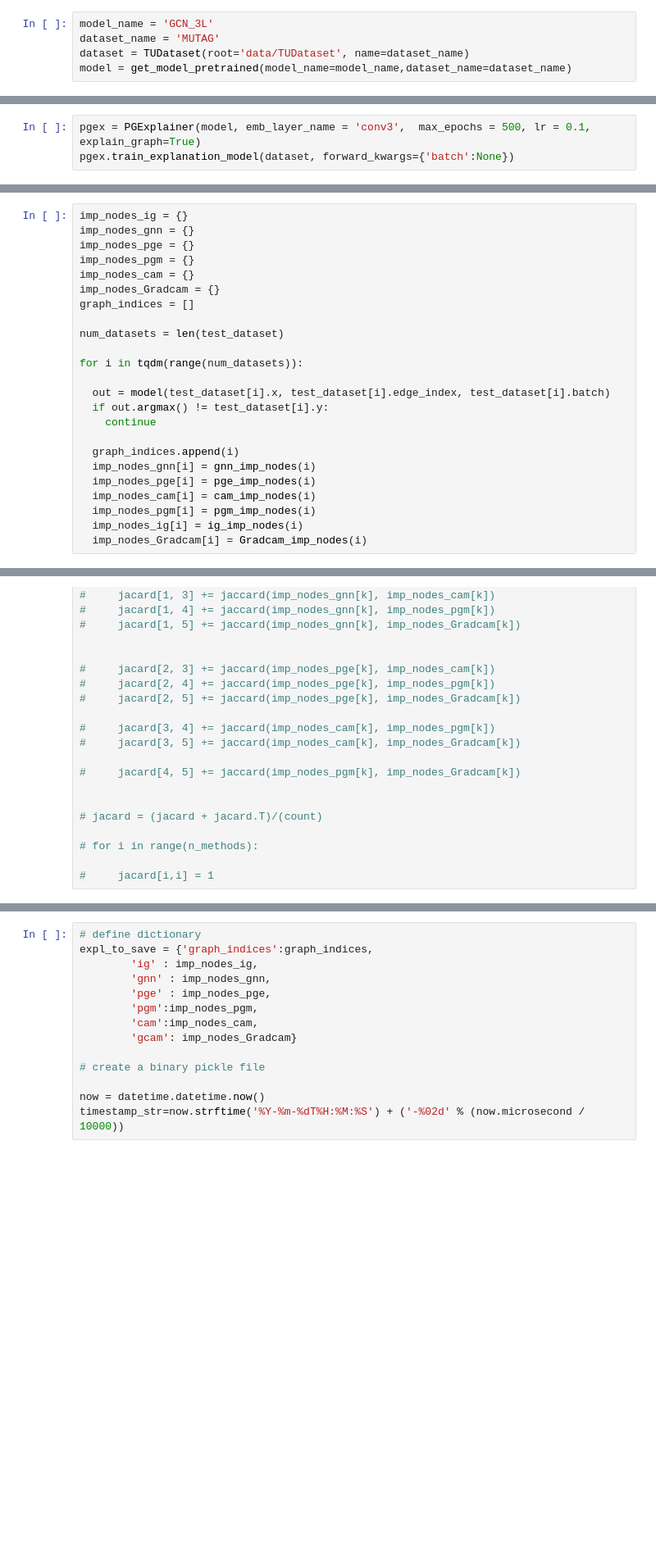
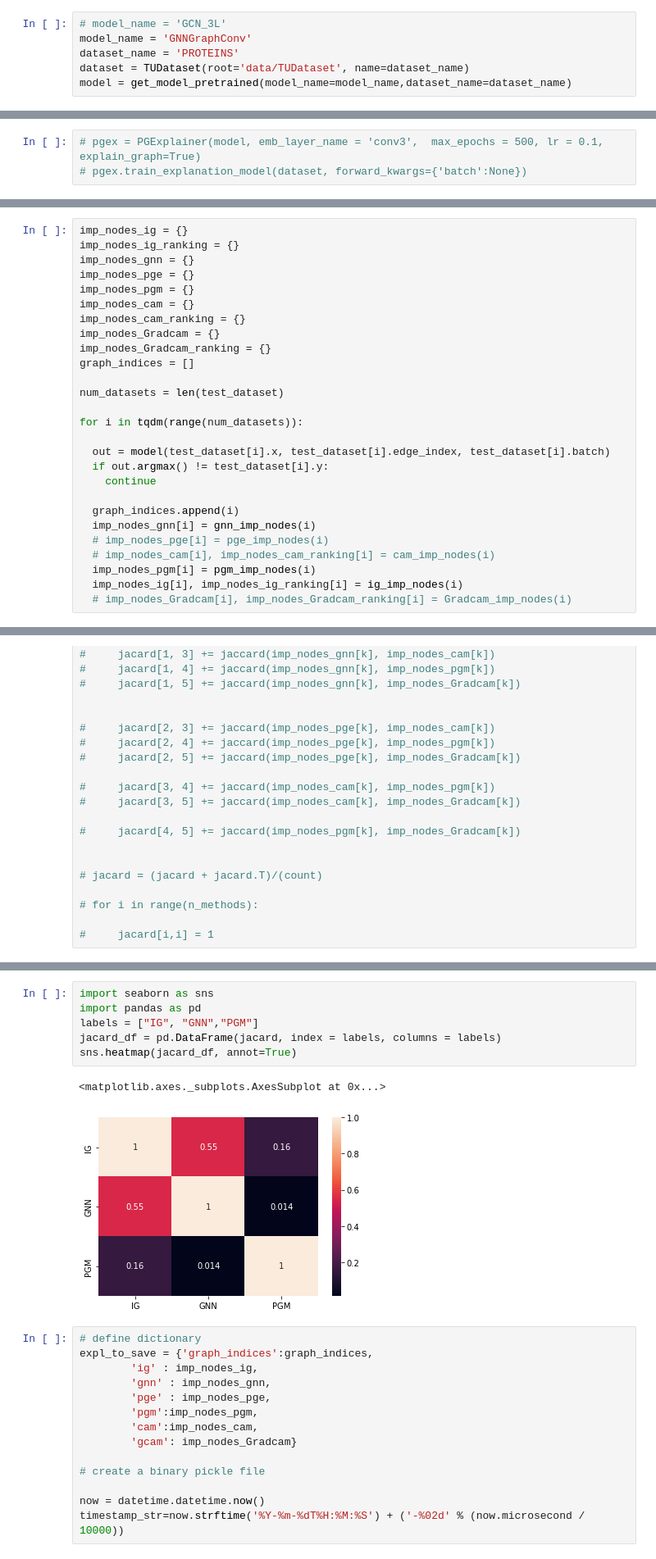
Before and after one commit to YANI-ALT/FML-GNN_DisagreementProblem, a Jupyter notebook: Graph_explanation_tutorial.ipynb, the cells around one changed output, grey strips where cells are left out. Shown: that part at 82% size. Drawn from its saved outputs; the diff is of its cells as text; blank space fills up the shorter version.

```diff
--- a/Graph_explanation_tutorial.ipynb
+++ b/Graph_explanation_tutorial.ipynb
@@ -115,7 +97,8 @@ cd ../GNNModels/
 # %%
 # ls
 # %%
-model_name = 'GCN_3L'
-dataset_name = 'MUTAG'
+# model_name = 'GCN_3L'
+model_name = 'GNNGraphConv'
+dataset_name = 'PROTEINS'
 dataset = TUDataset(root='data/TUDataset', name=dataset_name)
 model = get_model_pretrained(model_name=model_name,dataset_name=dataset_name)
@@ -176,4 +162,4 @@ Gradcam = GradCAM(model)
 pgm = PGMExplainer(model, explain_graph=True)
 # %%
-pgex = PGExplainer(model, emb_layer_name = 'conv3',  max_epochs = 500, lr = 0.1, explain_graph=True)
-pgex.train_explanation_model(dataset, forward_kwargs={'batch':None})
+# pgex = PGExplainer(model, emb_layer_name = 'conv3',  max_epochs = 500, lr = 0.1, explain_graph=True)
+# pgex.train_explanation_model(dataset, forward_kwargs={'batch':None})
@@ -413,10 +389,13 @@ for i in tqdm(range(num_datasets)):
 # %%
 imp_nodes_ig = {}
+imp_nodes_ig_ranking = {}
 imp_nodes_gnn = {}
 imp_nodes_pge = {}
 imp_nodes_pgm = {}
 imp_nodes_cam = {}
+imp_nodes_cam_ranking = {}
 imp_nodes_Gradcam = {}
+imp_nodes_Gradcam_ranking = {}
 graph_indices = []
 
 num_datasets = len(test_dataset)
@@ -429,11 +408,11 @@ for i in tqdm(range(num_datasets)):
 
   graph_indices.append(i)
   imp_nodes_gnn[i] = gnn_imp_nodes(i)
-  imp_nodes_pge[i] = pge_imp_nodes(i)
-  imp_nodes_cam[i] = cam_imp_nodes(i)
+  # imp_nodes_pge[i] = pge_imp_nodes(i)
+  # imp_nodes_cam[i], imp_nodes_cam_ranking[i] = cam_imp_nodes(i)
   imp_nodes_pgm[i] = pgm_imp_nodes(i)
-  imp_nodes_ig[i] = ig_imp_nodes(i)
-  imp_nodes_Gradcam[i] = Gradcam_imp_nodes(i)
+  imp_nodes_ig[i], imp_nodes_ig_ranking[i] = ig_imp_nodes(i)
+  # imp_nodes_Gradcam[i], imp_nodes_Gradcam_ranking[i] = Gradcam_imp_nodes(i)
 # %%
 # imp_nodes_ig = {}
 # imp_nodes_ig_ranking = {}
@@ -659,3 +668,12 @@ sns.heatmap(jacard_df, annot=True)
+# %%
+import seaborn as sns
+import pandas as pd
+labels = ["IG", "GNN","PGM"]
+jacard_df = pd.DataFrame(jacard, index = labels, columns = labels)
+sns.heatmap(jacard_df, annot=True)
+# %% [output]
+<matplotlib.axes._subplots.AxesSubplot at 0x...>
+[figure, added]
 # %%
 # define dictionary
 expl_to_save = {'graph_indices':graph_indices,
```
Also changed, not shown: parts of 18 cells of this notebook.
